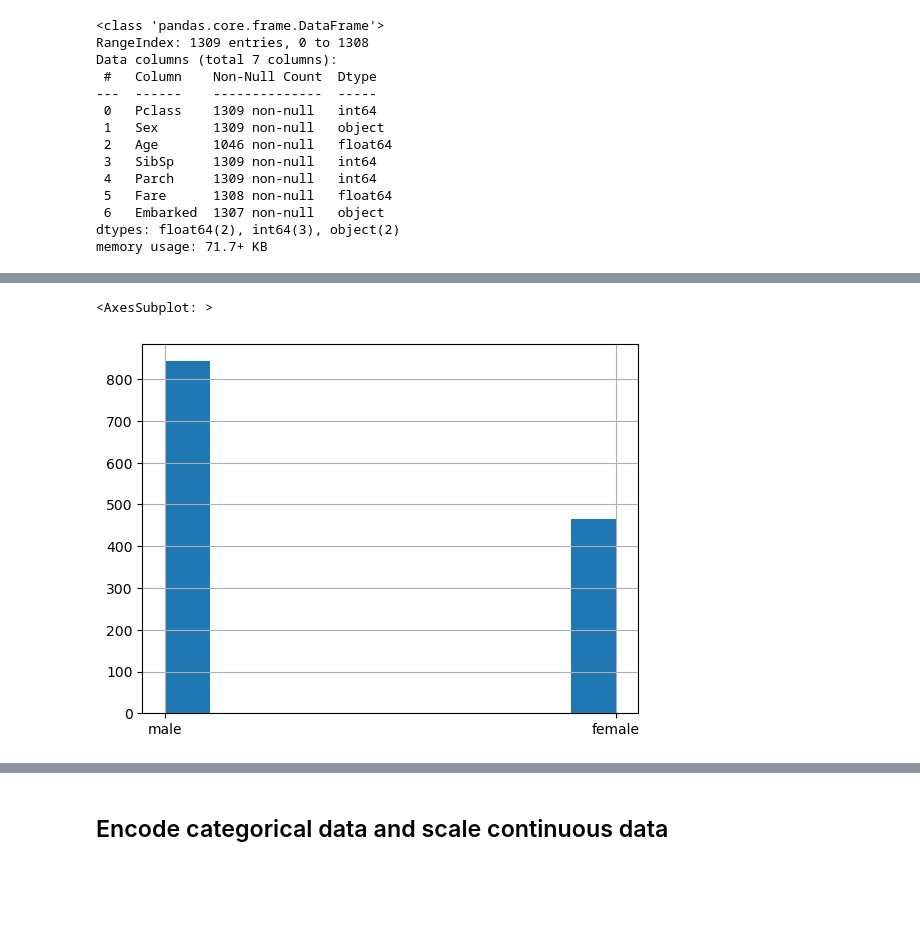
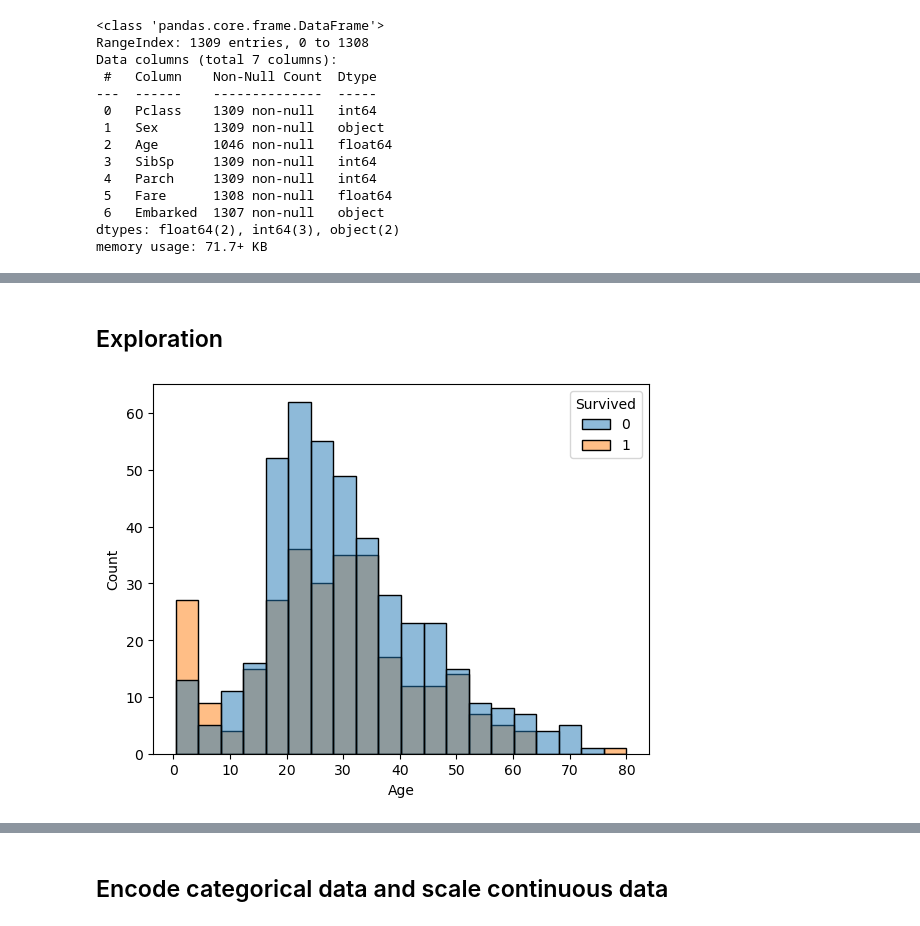
Before and after one commit to VincentC75/Kaggle_Titanic, a Jupyter notebook: Titanic Binary Classifier.ipynb, the cells around one changed output, grey strips where cells are left out. Drawn from its saved outputs; the diff is of its cells as text; code cells hidden in the pictures; blank space fills up the shorter version.

```diff
--- a/Titanic Binary Classifier.ipynb
+++ b/Titanic Binary Classifier.ipynb
@@ -147,5 +153,6 @@ X_all.Age.hist()
-# %%
-X_all.Sex.hist()
-# %% [output]
-<AxesSubplot: >
-[figure, removed]
+# %% [markdown]
+## Exploration
+# %%
+_ = sns.histplot(x='Age', hue='Survived', data=train_data)
+# %% [output]
+[figure, added]
```
Also changed, not shown: parts of 19 cells of this notebook, 1 other file.
